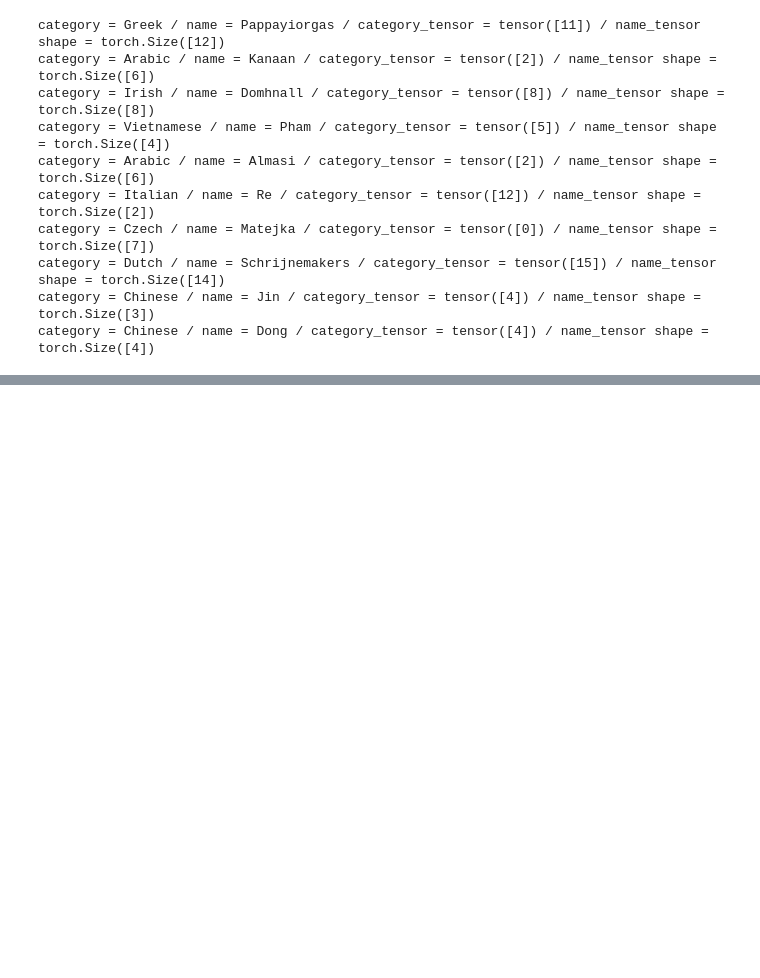
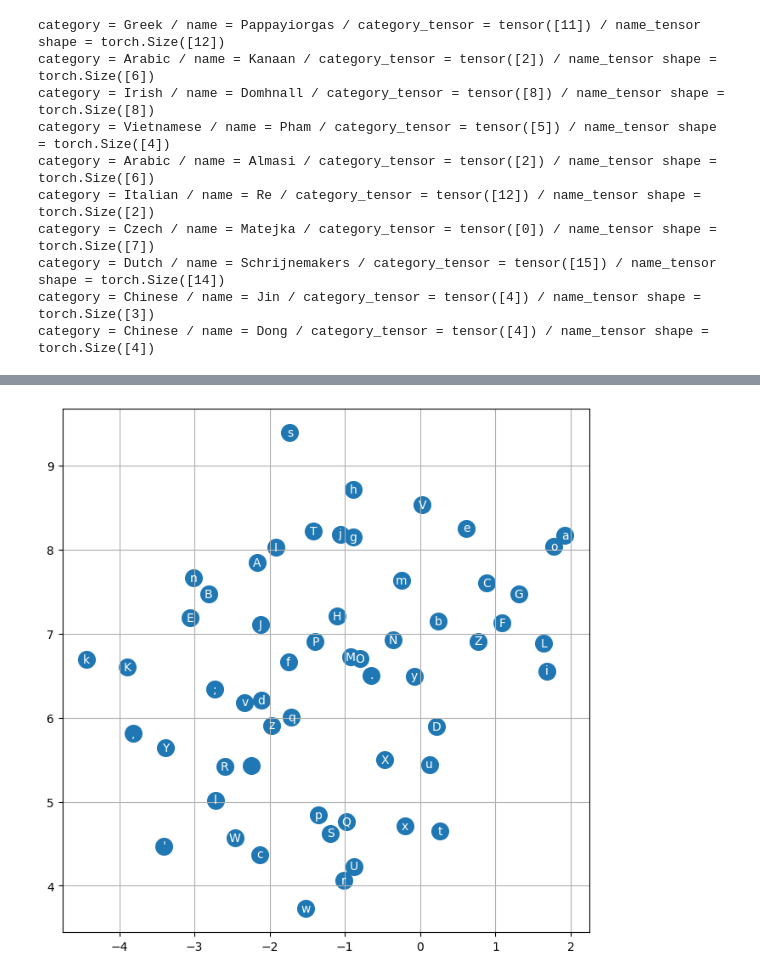
Before and after one commit to dungruoc/DeepLearning-Pytorch, a Jupyter notebook: nlp/01-char_rnn_classification_tutorial.ipynb, the cells around one changed output, grey strips where cells are left out. Drawn from its saved outputs; the diff is of its cells as text; code cells hidden in the pictures; blank space fills up the shorter version.

```diff
--- a/nlp/01-char_rnn_classification_tutorial.ipynb
+++ b/nlp/01-char_rnn_classification_tutorial.ipynb
@@ -432,0 +441,19 @@ predict('Minh Dung')
+# %%
+import pandas as pd
+import numpy as np
+from sklearn.manifold import TSNE
+
+embedding_space = []
+for letter in all_letters:
+    with torch.no_grad():
+        embedded = rnn_clf.embedding(torch.tensor([letter2index[letter]]))
+
+    embedded = embedded.flatten().numpy()
+    sample = {f"embedded_{i}": encoded for i, encoded in enumerate(embedded)}
+    sample['label'] = letter
+    sample['letter_i'] = letter2index[letter]
+    embedding_space.append(sample)
+
+embedding_space = pd.DataFrame(embedding_space)
+
+embedding_space.head()
@@ -432,0 +467,14 @@ predict('Minh Dung')
+# %%
+tsne = TSNE(n_components=2)
+digits_embedded = tsne.fit_transform(embedding_space.drop(['label', 'letter_i'],axis=1))
+# %%
+def plot_embedding():
+    plt.figure(figsize=(8, 8))
+    plt.scatter(digits_embedded[:, 0], digits_embedded[:, 1], s=200)
+    for i in range(digits_embedded.shape[0]):
+        plt.text(digits_embedded[i, 0], digits_embedded[i, 1], embedding_space['label'][i], ha='center', va='center', color='white')
+    plt.grid('minor')
+
+plot_embedding()
+# %% [output]
+[figure, added]
```
Also changed, not shown: parts of 8 cells of this notebook.
